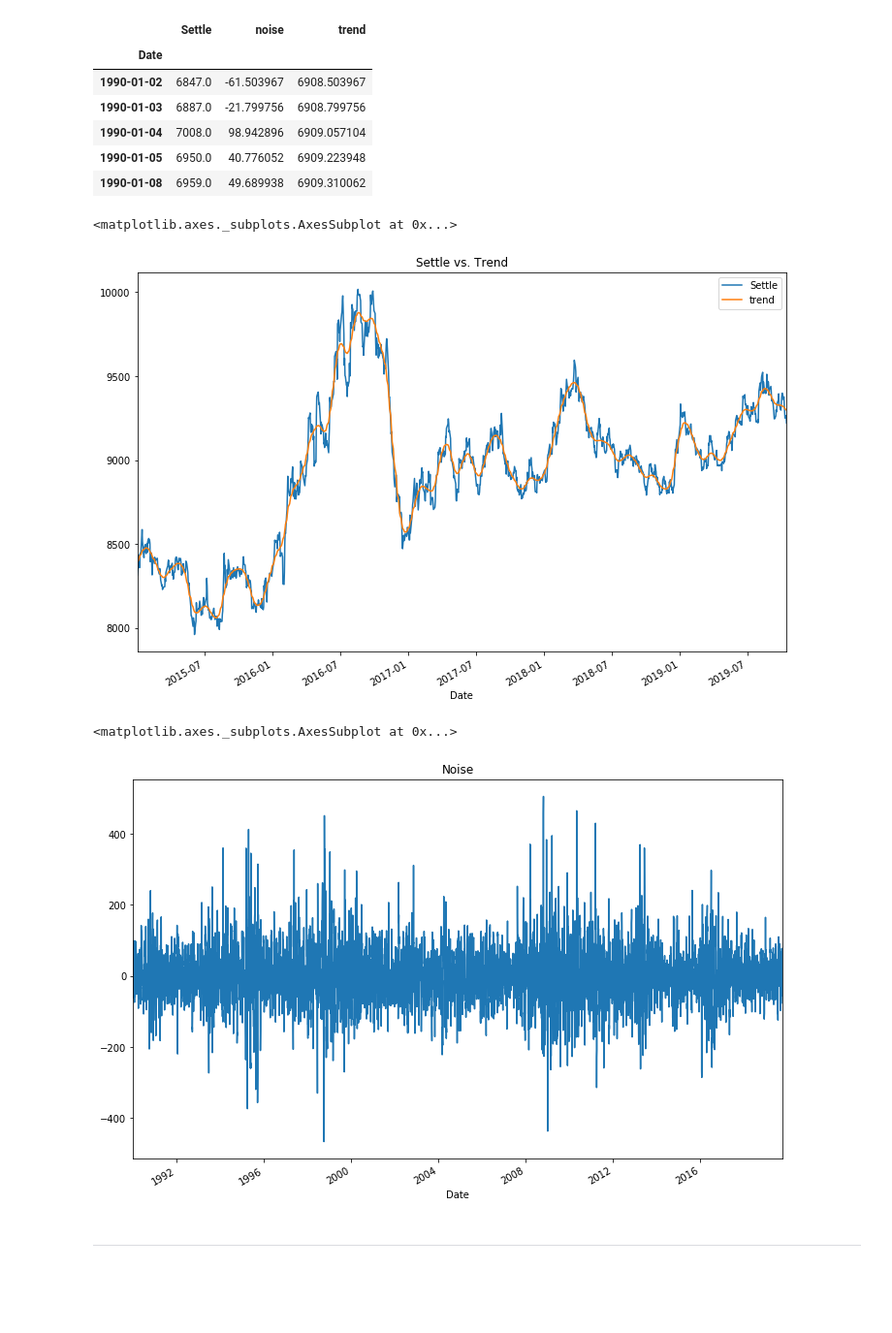
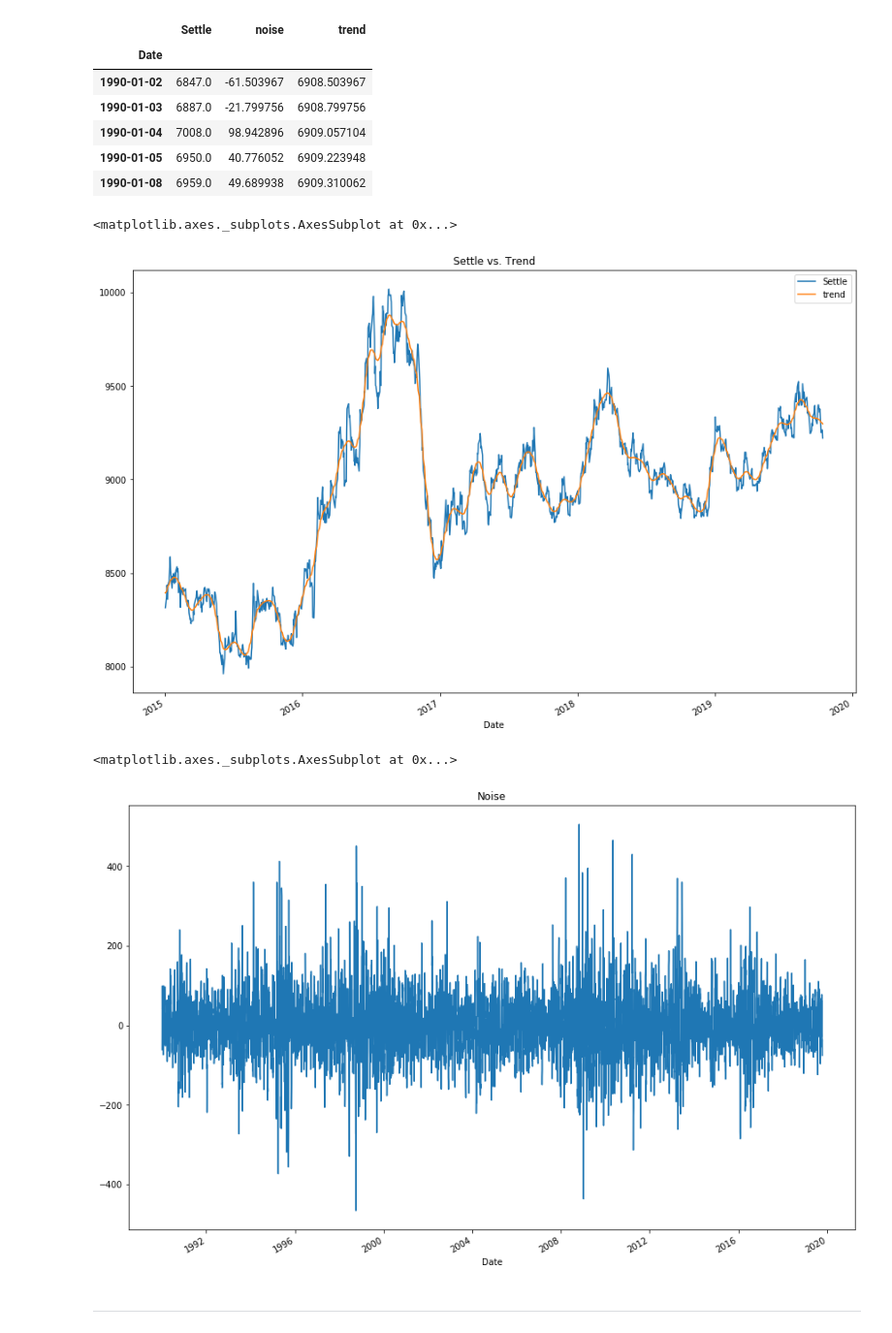
Before and after one commit to jorgeabud/time_series, a Jupyter notebook: Starter_Code/time_series_analysis.ipynb, the cells around one changed output. Shown at 97% size. Saved outputs shown, nothing was run; the diff lists cells and outputs as text; code cells hidden in the pictures; blank space fills up the shorter version.

```diff
--- a/Starter_Code/time_series_analysis.ipynb
+++ b/Starter_Code/time_series_analysis.ipynb
@@ -93,15 +93,19 @@ settle_price_dataframe.head(5)
 # %%
 # Plot the Settle Price vs. the Trend for 2015 to the present
 # YOUR CODE HERE!
+settle_v_trend = settle_price_dataframe.drop(columns="noise")
+settle_trend_df = settle_v_trend.loc["2015-01-01":, :]
+settle_trend_df.plot(title="Settle vs. Trend", figsize=(15,10))
 # %% [output]
 <matplotlib.axes._subplots.AxesSubplot at 0x...>
-[figure, old version]
+[figure, new version]
 # %%
 # Plot the Settle Noise
 # YOUR CODE HERE!
+settle_price_dataframe["noise"].plot(title="Noise", figsize=(15,10))
 # %% [output]
 <matplotlib.axes._subplots.AxesSubplot at 0x...>
-[figure, old version]
+[figure, new version]
 # %% [markdown]
 ---
 # %% [markdown]
```
